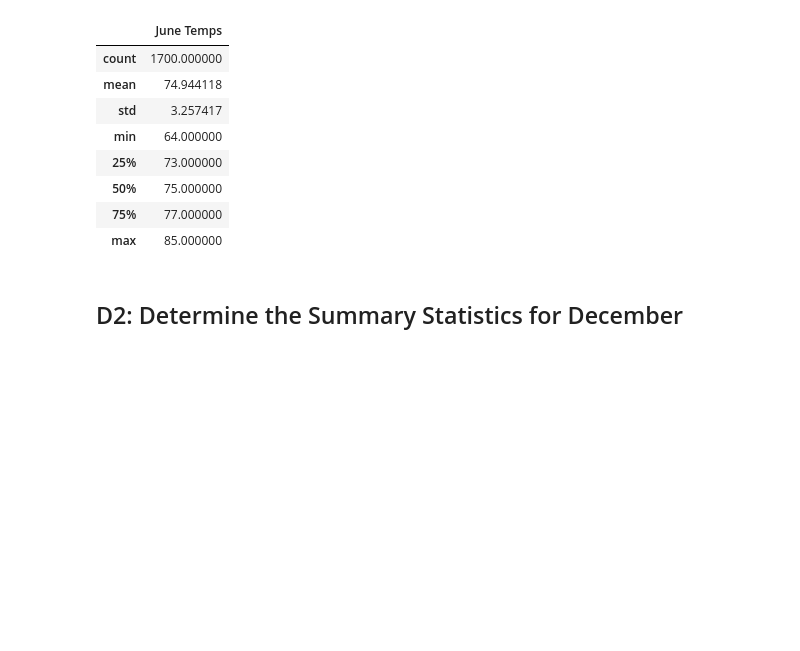
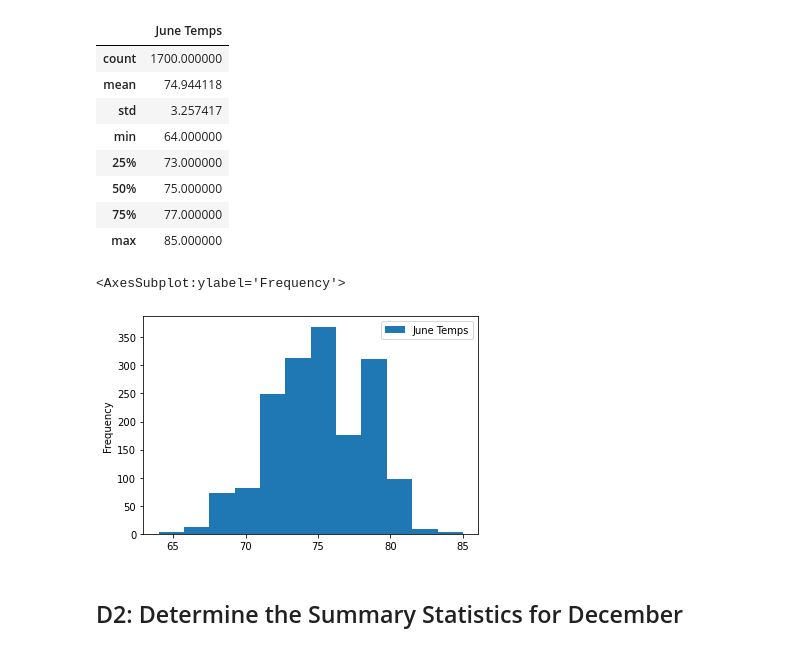
Before and after one commit to Monsaiaung/surfs_up, a Jupyter notebook: SurfsUp_Challenge.ipynb, the cells around one changed output. Cells and saved outputs as stored; diff of their text form; code cells hidden in the pictures; blank space fills up the shorter version.

```diff
--- a/SurfsUp_Challenge.ipynb
+++ b/SurfsUp_Challenge.ipynb
@@ -78,6 +78,11 @@ june_df.describe()
 | 50% | 75.000000 |
 | 75% | 77.000000 |
 | max | 85.000000 |
+# %%
+june_df.plot.hist(bins=12)
+# %% [output]
+<AxesSubplot:ylabel='Frequency'>
+[figure, added]
 # %% [markdown]
 ## D2: Determine the Summary Statistics for December
 # %%
```
Also changed, not shown: parts of 1 cell of this notebook, 2 other files.
